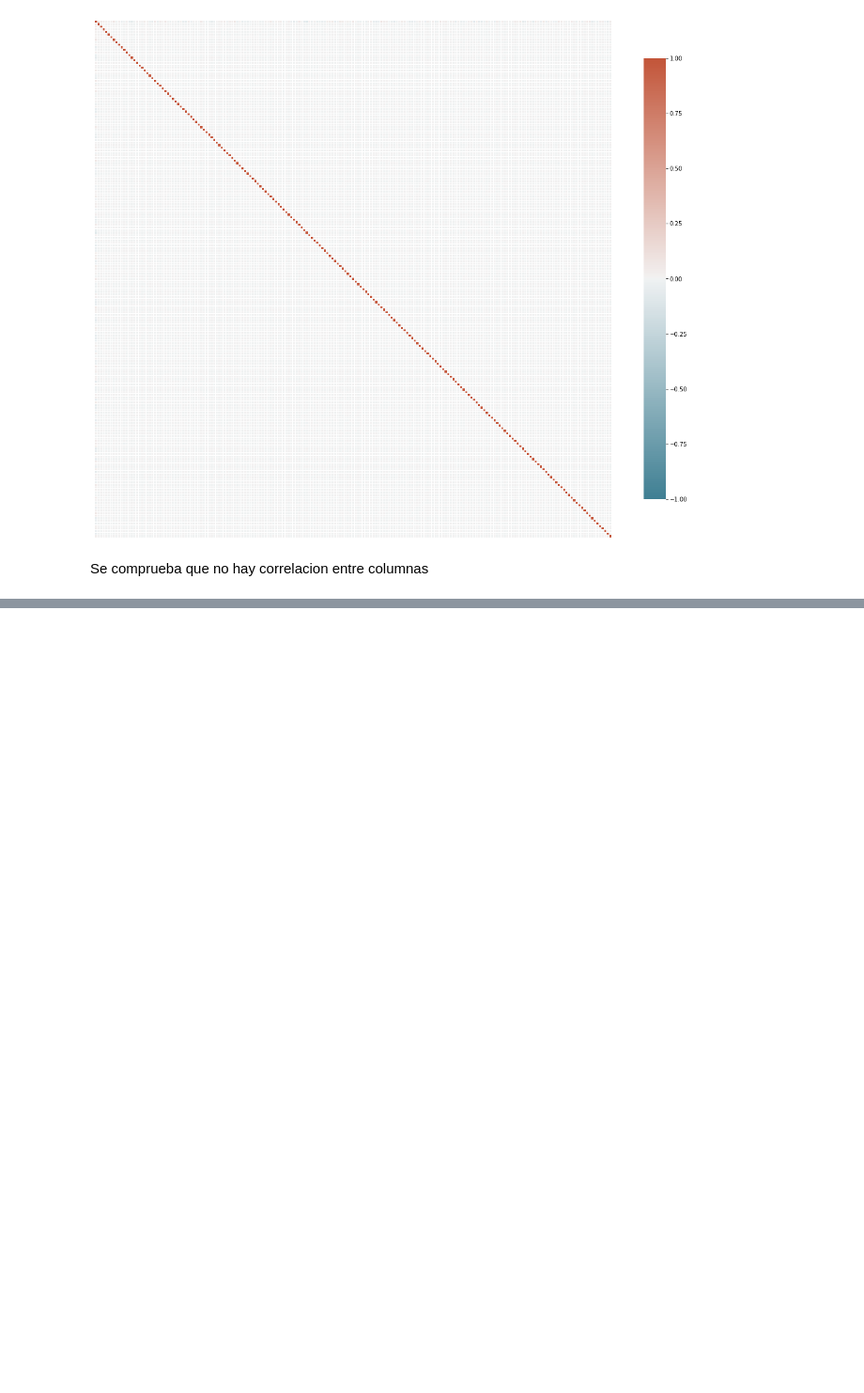
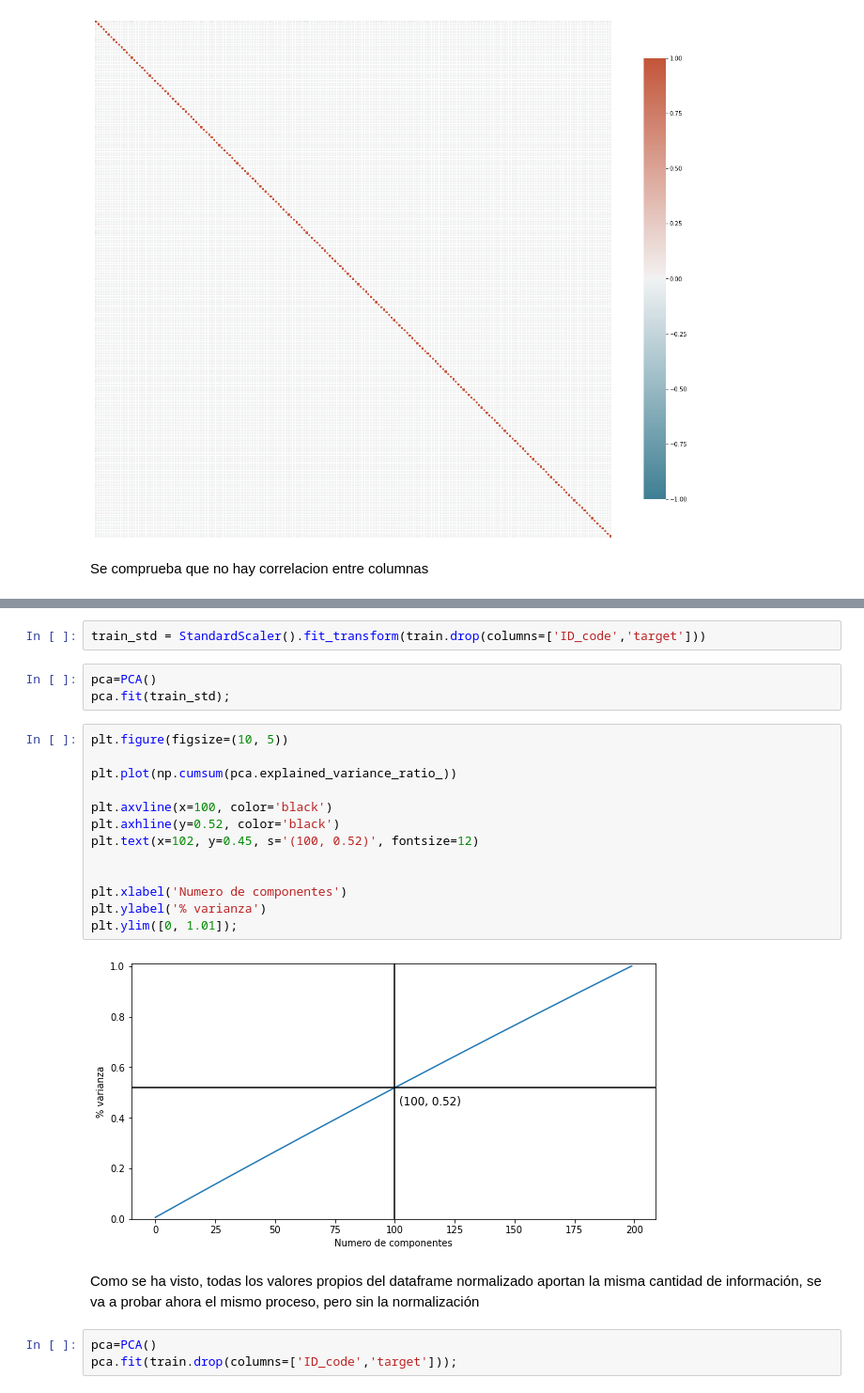
Before and after one commit to rodrigogalan/Proyecto_final, a Jupyter notebook: 1-Analysis.ipynb, the cells around one changed output, grey strips where cells are left out. Shown at 94% size. Cells and saved outputs as stored; diff of their text form; blank space fills up the shorter version.

```diff
--- a/1-Analysis.ipynb
+++ b/1-Analysis.ipynb
@@ -82,0 +116,25 @@ Se comprueba que no hay correlacion entre columnas
+# %%
+train_std = StandardScaler().fit_transform(train.drop(columns=['ID_code','target']))
+# %%
+pca=PCA()
+pca.fit(train_std);
+# %%
+plt.figure(figsize=(10, 5))
+
+plt.plot(np.cumsum(pca.explained_variance_ratio_))
+
+plt.axvline(x=100, color='black')
+plt.axhline(y=0.52, color='black')
+plt.text(x=102, y=0.45, s='(100, 0.52)', fontsize=12)
+
+
+plt.xlabel('Numero de componentes')
+plt.ylabel('% varianza')
+plt.ylim([0, 1.01]);
+# %% [output]
+[figure, added]
+# %% [markdown]
+Como se ha visto, todas los valores propios del dataframe normalizado aportan la misma cantidad de información, se va a probar ahora el mismo proceso, pero sin la normalización
+# %%
+pca=PCA()
+pca.fit(train.drop(columns=['ID_code','target']));
```
Also changed, not shown: parts of 14 cells of this notebook, 2 other files.
